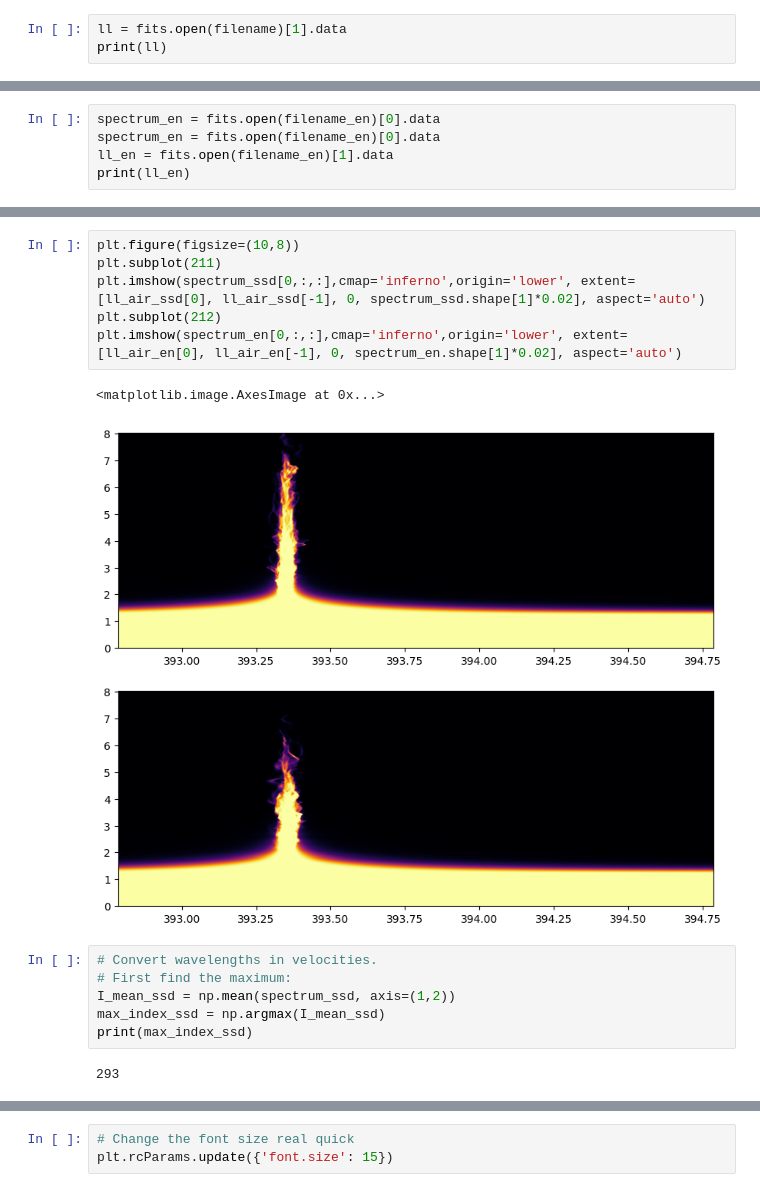
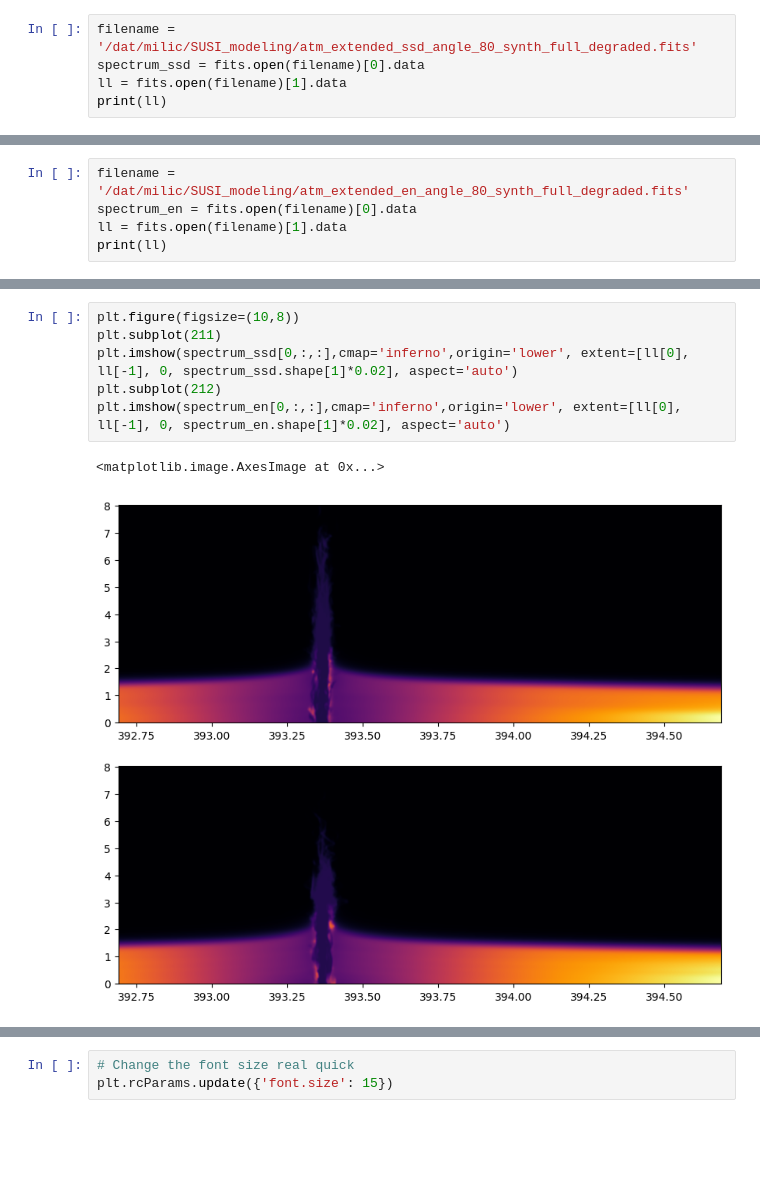
Before and after one commit to ivanzmilic/offlimb_3D_modeling, a Jupyter notebook: results_spectra_plot.ipynb, the cells around one changed output, grey strips where cells are left out. Drawn from its saved outputs; the diff is of its cells as text; blank space fills up the shorter version.

```diff
--- a/results_spectra_plot.ipynb
+++ b/results_spectra_plot.ipynb
@@ -9,4 +6,6 @@ spectrum_ssd = fits.open(filename)[0].data
 # %%
+filename = '/dat/milic/SUSI_modeling/atm_extended_ssd_angle_80_synth_full_degraded.fits'
+spectrum_ssd = fits.open(filename)[0].data
 ll = fits.open(filename)[1].data
 print(ll)
 # %% [output]
@@ -16,6 +14,6 @@ filename_en = '/dat/milic/SUSI_modeling/extended_off_limb_cube_paper_angle_80ful
 # %%
-spectrum_en = fits.open(filename_en)[0].data
-spectrum_en = fits.open(filename_en)[0].data
-ll_en = fits.open(filename_en)[1].data
-print(ll_en)
+filename = '/dat/milic/SUSI_modeling/atm_extended_en_angle_80_synth_full_degraded.fits'
+spectrum_en = fits.open(filename)[0].data
+ll = fits.open(filename)[1].data
+print(ll)
 # %% [output]
@@ -33,17 +32,9 @@ ll_air_en = vac_to_air(ll_en)
 # %%
 plt.figure(figsize=(10,8))
 plt.subplot(211)
-plt.imshow(spectrum_ssd[0,:,:],cmap='inferno',origin='lower', extent=[ll_air_ssd[0], ll_air_ssd[-1], 0, spectrum_ssd.shape[1]*0.02], aspect='auto')
+plt.imshow(spectrum_ssd[0,:,:],cmap='inferno',origin='lower', extent=[ll[0], ll[-1], 0, spectrum_ssd.shape[1]*0.02], aspect='auto')
 plt.subplot(212)
-plt.imshow(spectrum_en[0,:,:],cmap='inferno',origin='lower', extent=[ll_air_en[0], ll_air_en[-1], 0, spectrum_en.shape[1]*0.02], aspect='auto')
+plt.imshow(spectrum_en[0,:,:],cmap='inferno',origin='lower', extent=[ll[0], ll[-1], 0, spectrum_en.shape[1]*0.02], aspect='auto')
 # %% [output]
 <matplotlib.image.AxesImage at 0x...>
-[figure, old version]
+[figure, new version]
-# %%
-# Convert wavelengths in velocities.
-# First find the maximum:
-I_mean_ssd = np.mean(spectrum_ssd, axis=(1,2))
-max_index_ssd = np.argmax(I_mean_ssd)
-print(max_index_ssd)
-# %% [output]
-293
```
Also changed, not shown: parts of 35 cells of this notebook, 8 other files.
